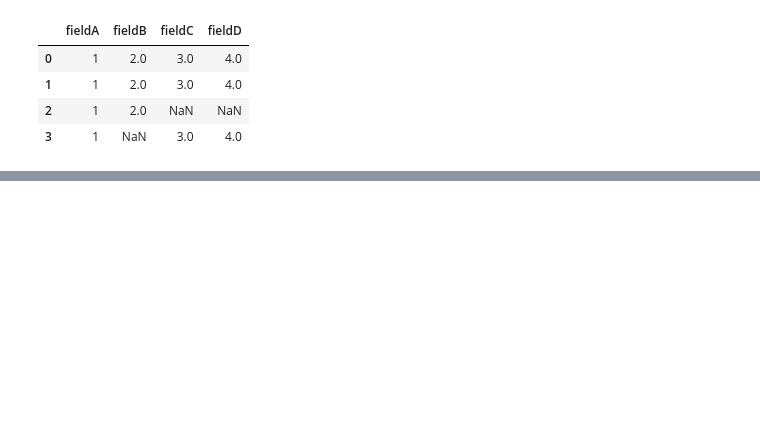
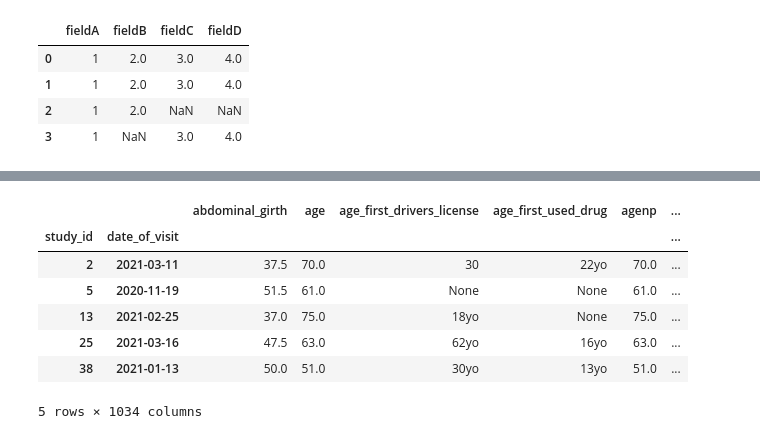
Before and after one commit to JudoWill/autoneuro, a Jupyter notebook: 04_field_mapping.ipynb, the cells around one changed output, grey strips where cells are left out. Saved outputs shown, nothing was run; the diff lists cells and outputs as text; code cells hidden in the pictures; blank space fills up the shorter version.

```diff
--- a/04_field_mapping.ipynb
+++ b/04_field_mapping.ipynb
@@ -10,0 +13,11 @@ import pandas as pd
+# %%
+# export
+
+def smrt_read(path, fix_id_col = None):
+    if path.endswith('xls') or path.endswith('xlsx'):
+        return pd.read_excel(path, na_values=['na', '-', 'nd'])
+    elif path.endswith('csv'):
+        return pd.read_csv(path, na_values=['na', '-', 'nd'])
+    elif path.endswith('tsv') or path.endswith('tab'):
+        return pd.read_csv(path, sep = '\t', na_values=['na', '-', 'nd'])
+    raise ValueError(f'Could not load file {path}')
@@ -86,0 +190,24 @@ mapper.convert(field_data, 'internal_field', 'cnns_id')
+# %%
+SHOW_DATA = 'new' # new or old
+
+if SHOW_DATA == 'new':
+    paths = [('redcap_id', 'data/ducomout/ClinicalAndTranslati_DATA_2021-04-24_1737.csv'),
+             ('cnns_id', 'data/cnns/EXPORT_DD.csv')]
+    req_fields = ['cnns_bvmt_t']
+else:
+    paths = [('oldneuro_id', 'data/neuro_data.xlsx')]
+    req_fields = ['bvmt_trial1']
+
+
+mapper = FieldMapper.from_file('data/field_mappings_merged.xlsx', post_convert=[fix_study_ids, fix_dates])
+map_neuro = mapper.multi_merge('internal_field', paths, index_keys = ['study_id', 'date_of_visit']).dropna(subset = req_fields)
+map_neuro.head()
+# %% [output]
+|  |  | abdominal_girth | age | age_first_drivers_license | age_first_used_drug | agenp | ... |
+| study_id | date_of_visit |  |  |  |  |  | ... |
+| 2 | 2021-03-11 | 37.5 | 70.0 | 30 | 22yo | 70.0 | ... |
+| 5 | 2020-11-19 | 51.5 | 61.0 | None | None | 61.0 | ... |
+| 13 | 2021-02-25 | 37.0 | 75.0 | 18yo | None | 75.0 | ... |
+| 25 | 2021-03-16 | 47.5 | 63.0 | 62yo | 16yo | 63.0 | ... |
+| 38 | 2021-01-13 | 50.0 | 51.0 | 30yo | 13yo | 51.0 | ... |
+5 rows × 1034 columns
```
Also changed, not shown: parts of 13 cells of this notebook, 28 other files.
